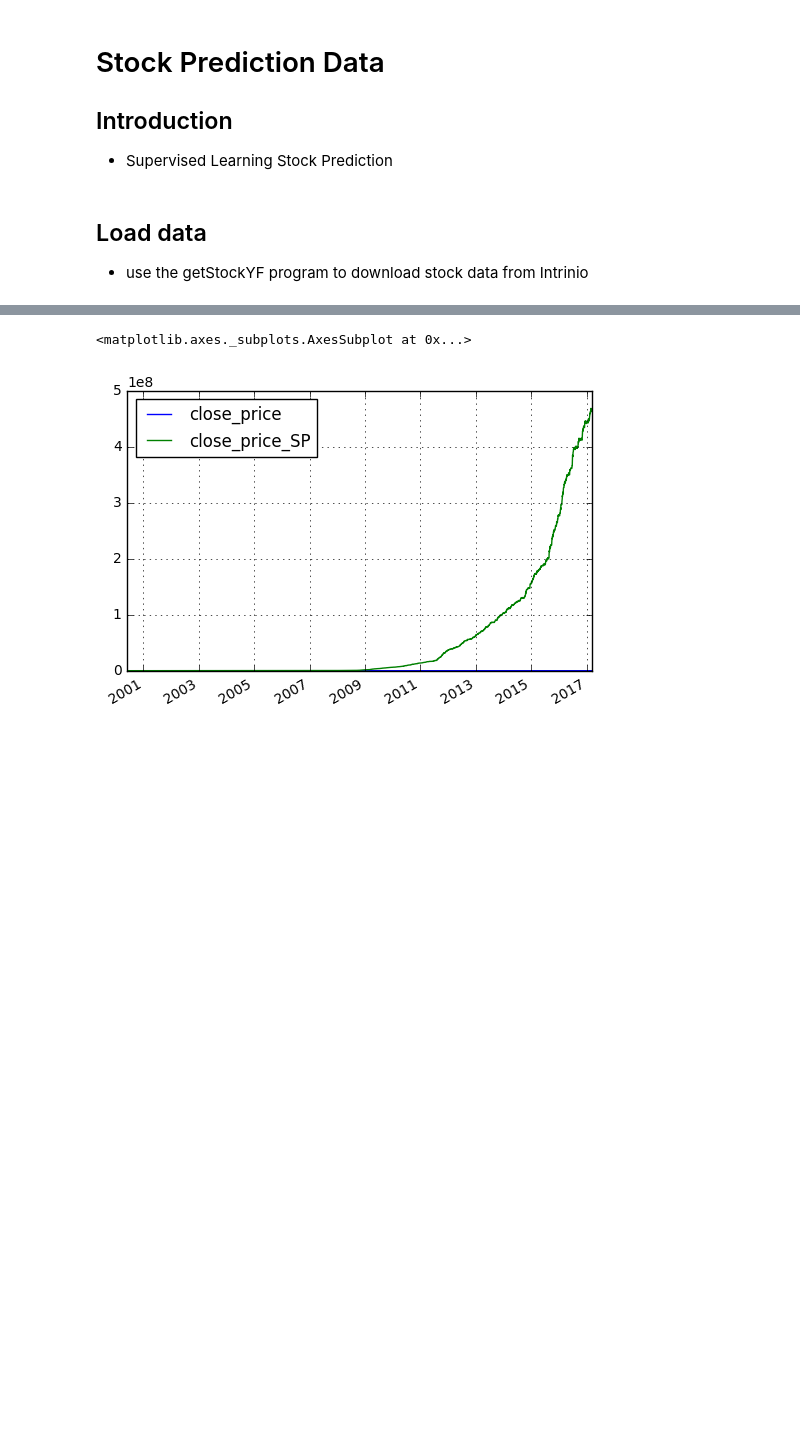
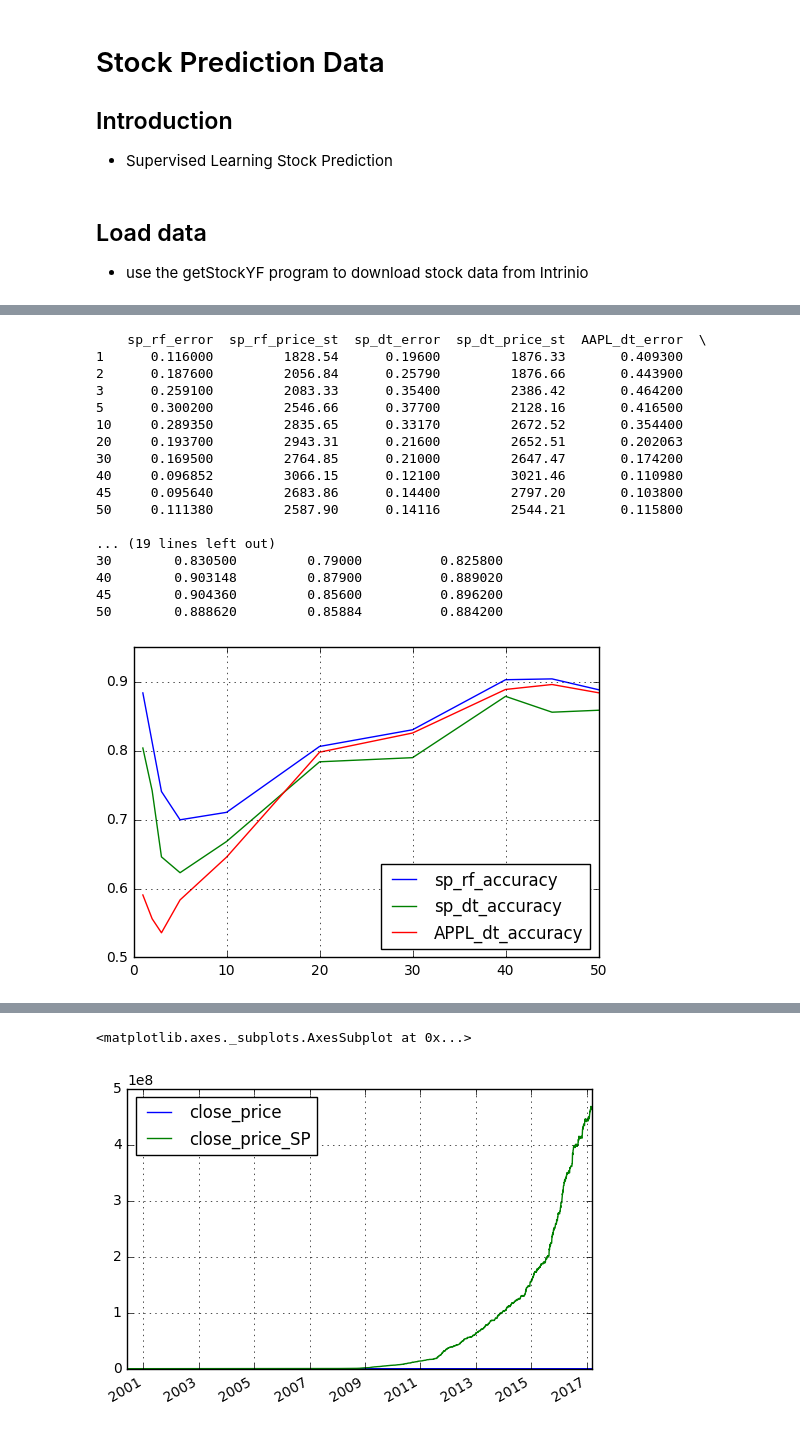
Before and after one commit to algosci/algosciquant, a Jupyter notebook: SPred.ipynb, the cells around one changed output, grey strips where cells are left out. Drawn from its saved outputs; the diff is of its cells as text; code cells hidden in the pictures; blank space fills up the shorter version.

```diff
--- a/SPred.ipynb
+++ b/SPred.ipynb
@@ -495,0 +512,64 @@ dfmc = pd.read_csv(filename,index_col=0,parse_dates=True)
+# %%
+# Training Results Summary
+# Date 2017-04-14
+
+columns=['sp_rf_error','sp_rf_price_st','sp_dt_error', 'sp_dt_price_st','AAPL_dt_error','AAPL_dt_st','AAPL_rf_error' ,'AAPL_rf_st' ,'MCD_dt_error','MCD_dt_st']
+index=[1,2,3,5,10,20,30, 40,45, 50]
+
+results=[(0.116,1828.54,0.196, 1876.33 ,0.4093,85.43, 1,1 ,0.2733,116.87),     # 1
+         (0.1876,2056.84,0.2579,1876.66 ,0.4439,82.9,1 ,1 ,0.324,111.95),      # 2
+         (0.2591,2083.33,0.354,2386.42 ,0.4642,171.1, 1, 1,0.335,117.44),      # 3
+         (0.3002,2546.660,0.377,2128.16 ,0.4165,114.02,1 , 1,0.4268,141.93),    # 5
+         (0.28935,2835.65,0.3317,2672.52 ,0.3544,234.13,1 ,1 ,0.3047,141.34),   # 10
+         (0.1937,2943.31,0.216,2652.51 ,0.202063,255.6, 1,1 ,0.2189,165.65),    # 20
+         (0.1695,2764.850,.21,2647.47 ,0.1742,237.91,.101 ,247.45 ,0.1342,146.08),       # 30
+         (0.096852,3066.15,0.121, 3021.46,0.11098,245.015,0.0847 ,226.48 ,0.0955,200.255), # 40
+         (0.09564, 2683.86, 0.144 , 2797.20 ,0.1038,261.3,0.0573 ,268.31 ,0.1294,137.19),  # 45
+         (0.11138, 2587.9, 0.14116,2544.21 ,0.1158, 218.91,0.0537,231.42 ,0.1027,175.55)]  # 50
+
+#print(dftrainresults[['sp_rf_error','sp_dt_error','AAPL_dt_error']])
+
+# S&P close_price 2014-01-12, $2344.93
+#   index = ndtrend days
+#   S&P 2014-01-01 to 2017-04-12
+#   features - sp_close_price, sp_close_pricr, volume, volumer,
+#
+# AAPL
+#  # 2014-01-01 to 2017-04-1
+#  start price 72.124, end price 141.79
+#  f2p=[2,5,10,20,30,60,90,120]
+#
+# MCD
+#  # 2014-01-01 to 2017-04-1
+#  start price 86.67, end price 131.21
+#  f2p=[2,5,10,20,30,60,90,120]
+#   DT 55, 9.55, 153.96
+
+
+dftrainresults=pd.DataFrame(results,columns=columns,index=index)
+dftrainresults['sp_rf_accuracy']=1-dftrainresults['sp_rf_error']
+dftrainresults['sp_dt_accuracy']=1-dftrainresults['sp_dt_error']
+dftrainresults['APPL_dt_accuracy']=1-dftrainresults['AAPL_dt_error']
+dftrainresults[['sp_rf_accuracy','sp_dt_accuracy','APPL_dt_accuracy']].plot(use_index=True,grid=True)
+plt.xlim(0,50)
+#print(dftrainresults[['sp_rf_accuracy','sp_dt_accuracy','APPL_dt_accuracy']])
+print(dftrainresults)
+# %% [output]
+    sp_rf_error  sp_rf_price_st  sp_dt_error  sp_dt_price_st  AAPL_dt_error  \
+1      0.116000         1828.54      0.19600         1876.33       0.409300
+2      0.187600         2056.84      0.25790         1876.66       0.443900
+3      0.259100         2083.33      0.35400         2386.42       0.464200
+5      0.300200         2546.66      0.37700         2128.16       0.416500
+10     0.289350         2835.65      0.33170         2672.52       0.354400
+20     0.193700         2943.31      0.21600         2652.51       0.202063
+30     0.169500         2764.85      0.21000         2647.47       0.174200
+40     0.096852         3066.15      0.12100         3021.46       0.110980
+45     0.095640         2683.86      0.14400         2797.20       0.103800
+50     0.111380         2587.90      0.14116         2544.21       0.115800
+
+... (19 lines left out)
+30        0.830500         0.79000          0.825800
+40        0.903148         0.87900          0.889020
+45        0.904360         0.85600          0.896200
+50        0.888620         0.85884          0.884200
+[figure, added]
```
Also changed, not shown: parts of 40 cells of this notebook, 7 other files.
